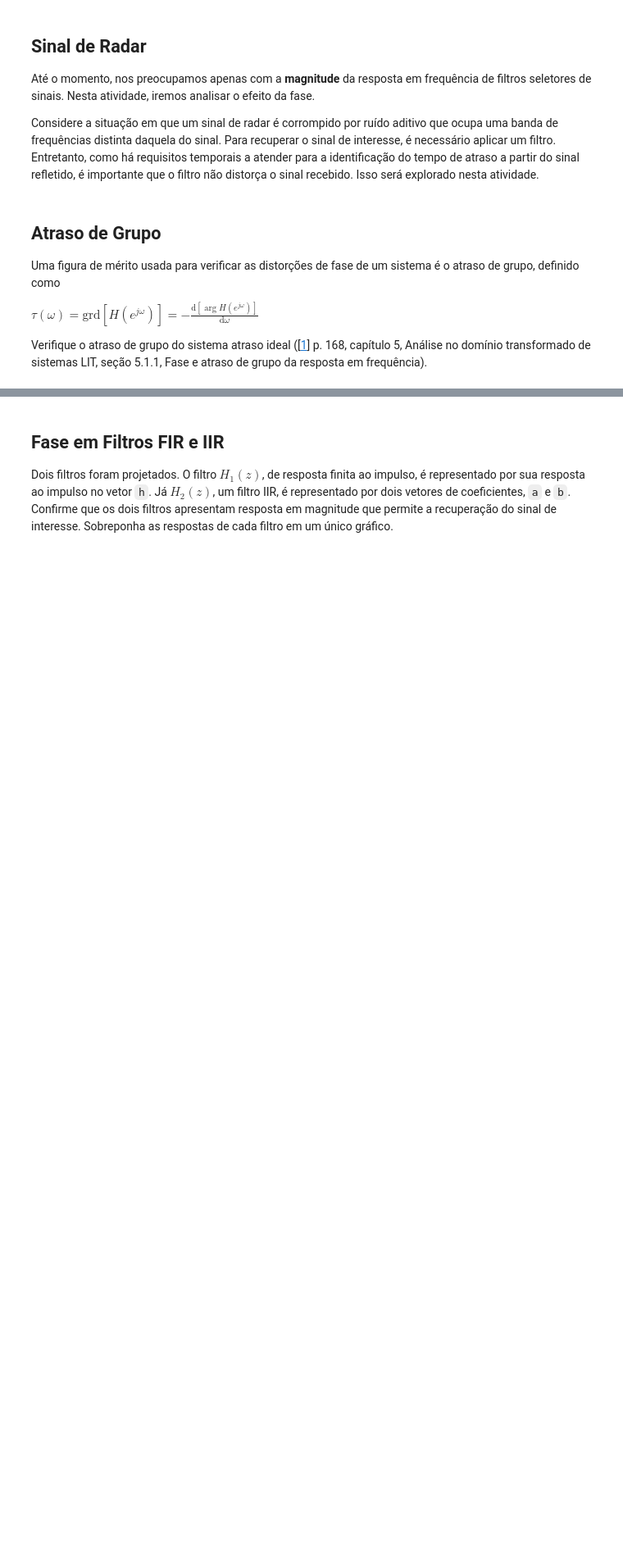
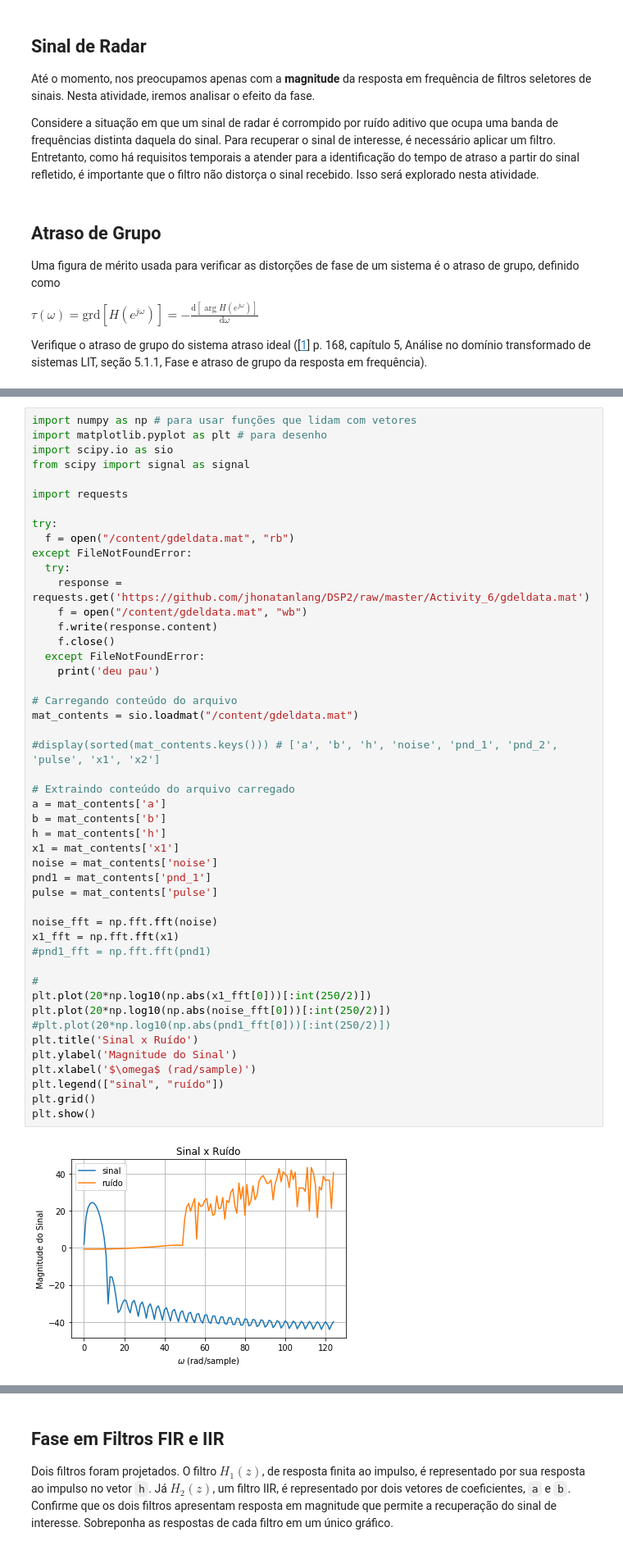
Before and after one commit to jhonatanlang/DSP2, a Jupyter notebook: Activity_6/Atividade_6_Fase.ipynb, the cells around one changed output, grey strips where cells are left out. Shown at 82% size. Drawn from its saved outputs; the diff is of its cells as text; blank space fills up the shorter version.

```diff
--- a/Activity_6/Atividade_6_Fase.ipynb
+++ b/Activity_6/Atividade_6_Fase.ipynb
@@ -50,0 +23,49 @@ Datap_dir:
+# %%
+import numpy as np # para usar funções que lidam com vetores
+import matplotlib.pyplot as plt # para desenho
+import scipy.io as sio
+from scipy import signal as signal
+
+import requests
+
+try:
+  f = open("/content/gdeldata.mat", "rb")
+except FileNotFoundError:
+  try:
+    response = requests.get('https://github.com/jhonatanlang/DSP2/raw/master/Activity_6/gdeldata.mat')
+    f = open("/content/gdeldata.mat", "wb")
+    f.write(response.content)
+    f.close()
+  except FileNotFoundError:
+    print('deu pau')
+
+# Carregando conteúdo do arquivo
+mat_contents = sio.loadmat("/content/gdeldata.mat")
+
+#display(sorted(mat_contents.keys())) # ['a', 'b', 'h', 'noise', 'pnd_1', 'pnd_2', 'pulse', 'x1', 'x2']
+
+# Extraindo conteúdo do arquivo carregado
+a = mat_contents['a']
+b = mat_contents['b']
+h = mat_contents['h']
+x1 = mat_contents['x1']
+noise = mat_contents['noise']
+pnd1 = mat_contents['pnd_1']
+pulse = mat_contents['pulse']
+
+noise_fft = np.fft.fft(noise)
+x1_fft = np.fft.fft(x1)
+#pnd1_fft = np.fft.fft(pnd1)
+
+#
+plt.plot(20*np.log10(np.abs(x1_fft[0]))[:int(250/2)])
+plt.plot(20*np.log10(np.abs(noise_fft[0]))[:int(250/2)])
+#plt.plot(20*np.log10(np.abs(pnd1_fft[0]))[:int(250/2)])
+plt.title('Sinal x Ruído')
+plt.ylabel('Magnitude do Sinal')
+plt.xlabel('$\omega$ (rad/sample)')
+plt.legend(["sinal", "ruído"])
+plt.grid()
+plt.show()
+# %% [output]
+[figure, added]
```
Also changed, not shown: parts of 22 cells of this notebook.
